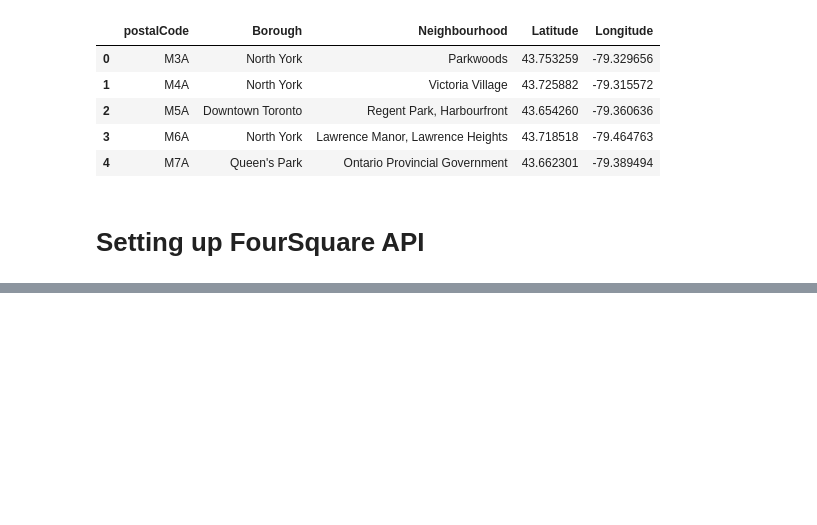
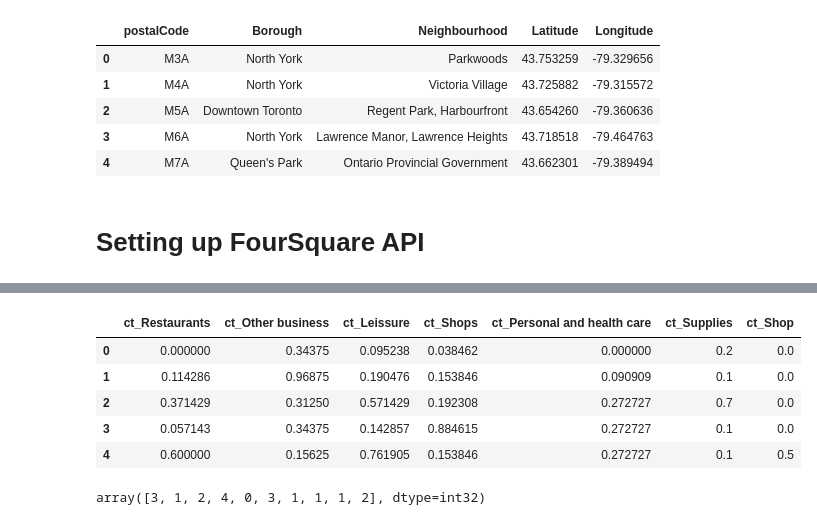
Before and after one commit to jose-mip/IBM-DS-Capstone, a Jupyter notebook: Week3_assignment_P3.ipynb, the cells around one changed output, grey strips where cells are left out. Saved outputs shown, nothing was run; the diff lists cells and outputs as text; code cells hidden in the pictures; blank space fills up the shorter version.

```diff
--- a/Week3_assignment_P3.ipynb
+++ b/Week3_assignment_P3.ipynb
@@ -153,3 +183,4 @@ With the API tools set up, we can continue by plotting the Toronto neighbourhood
 # %%
 # I add the column category to the dataeset
-dataSet
+dataFrame['category'] = 0
+do_map(dataFrame)
@@ -205,0 +291,28 @@ max(1,2)
+# %%
+# Nice, now, we will classify the neighbourhoods according to the number of
+# places of each ct_* types
+# The idea is to classify the neighbourhoods depending on the kind of services
+# they mostly feature. For example, supermarkets should be majoritary in
+# residential areas, while leissure and restaurants are more typical close to
+# touristic parades, and others at business-oriented neighbourhoods.
+# So, our variables (X) are the ct_* types columns, normalized
+X = pd.DataFrame()
+for col in list(map(lambda x: 'ct_'+x, types)):
+  X[col] = dataFrame[col]/max(dataFrame[col])
+X.head()
+# %% [output]
+|  | ct_Restaurants | ct_Other business | ct_Leissure | ct_Shops | ct_Personal and health care | ct_Supplies | ct_Shop |
+| 0 | 0.000000 | 0.34375 | 0.095238 | 0.038462 | 0.000000 | 0.2 | 0.0 |
+| 1 | 0.114286 | 0.96875 | 0.190476 | 0.153846 | 0.090909 | 0.1 | 0.0 |
+| 2 | 0.371429 | 0.31250 | 0.571429 | 0.192308 | 0.272727 | 0.7 | 0.0 |
+| 3 | 0.057143 | 0.34375 | 0.142857 | 0.884615 | 0.272727 | 0.1 | 0.0 |
+| 4 | 0.600000 | 0.15625 | 0.761905 | 0.153846 | 0.272727 | 0.1 | 0.5 |
+# %%
+# We perform the k-means clustering
+from sklearn.cluster import KMeans
+kclusters = 5
+
+kmeans = KMeans(n_clusters=kclusters, random_state=0).fit(X)
+kmeans.labels_[0:10]
+# %% [output]
+array([3, 1, 2, 4, 0, 3, 1, 1, 1, 2], dtype=int32)
```
Also changed, not shown: parts of 19 cells of this notebook.
